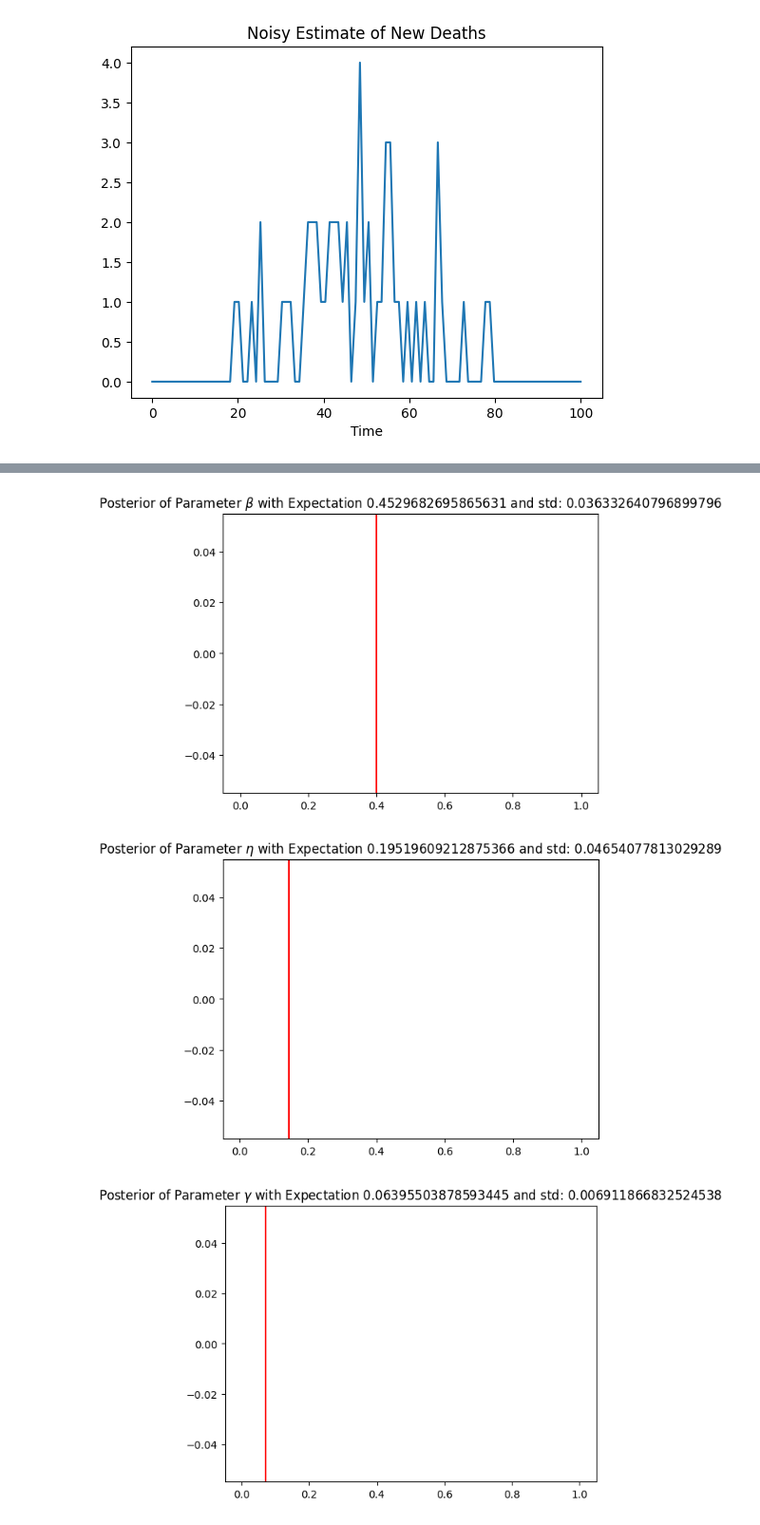
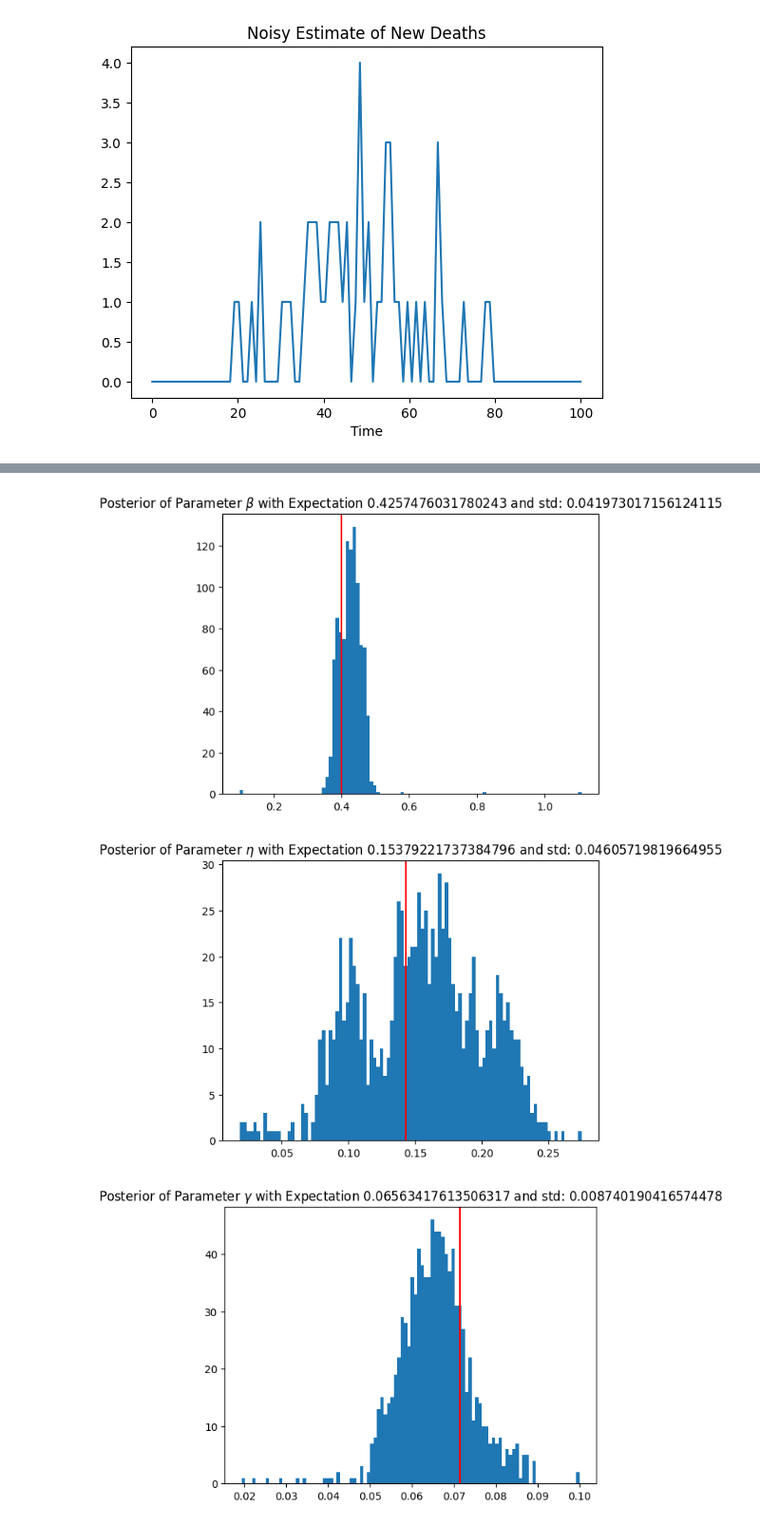
Before and after one commit to Averydx/bayesian_inf, a Jupyter notebook: HMC_SEIR.ipynb, the cells around one changed output, grey strips where cells are left out. Shown at 95% size. Cells and saved outputs as stored; diff of their text form; code cells hidden in the pictures.

```diff
--- a/HMC_SEIR.ipynb
+++ b/HMC_SEIR.ipynb
@@ -110,7 +91,10 @@ def hmc(n_samples, x_init, n_steps, step_size,key):
     r_scale = 1.
     # Kinetic and potential energy functions.
     T = lambda r: -norm.logpdf(r,scale = r_scale).sum()
+
     V = lambda x: -log_likelihood(x)
+
+    grad_V = jax.jit(jax.grad(V))
 
     acc_record = jnp.zeros((n_samples,))
 
@@ -120,15 +104,20 @@ def hmc(n_samples, x_init, n_steps, step_size,key):
 
     for iter in range(1, n_samples):
 
-        if(iter % 1000 == 0):
-             #print the acceptance rate and likelihood every 1000 iterations
-          print(f"iteration: {iter} | Acceptance rate: {jnp.sum(acc_record[:iter])/iter} | param vec: {jnp.exp(samples[iter-1,:])}")
+        if(iter % 1 == 0):
+             #print the acceptance rate and likelihood every 10 iterations
+          print(f"iteration: {iter} | Acceptance rate: {jnp.sum(acc_record[:iter])/iter} | param vec: {jnp.exp(samples[iter-1,:])}",end = '\r')
 
         x_curr = samples[iter-1,:]
         key, key_r = jax.random.split(key)
         r_curr = r_scale * jax.random.normal(key = key_r, shape=(dim,))
 
-        x_prop,r_prop = gen_trj(x_curr,r_curr,step_size)
+        x_prop, r_prop = x_curr, r_curr
+        for _ in range(n_steps):
+            r_prop = r_prop - (step_size / 2) * grad_V(x_prop)
+            x_prop = x_prop + step_size * r_prop
+            r_prop = r_prop - (step_size / 2) * grad_V(x_prop)
+
 
         H_prop = T(r_prop) + V(x_prop)
         H_curr = T(r_curr) + V(x_curr)
@@ -152,16 +141,14 @@ from time import perf_counter
 time_0 = perf_counter()
 
 samples = hmc(
-    n_samples=100_000,
-    x_init=jnp.array([jnp.log(0.1),jnp.log(0.1),jnp.log(0.1),jnp.log(0.1),jnp.log(0.1)]),#beta,eta,gamma,q,mu
+    n_samples=1000,
+    x_init=jnp.log(jnp.array([0.1,0.1,0.1,0.1,0.05])),#beta,eta,gamma,q,mu
     n_steps=10,
-    step_size=0.001,
+    step_size=0.005,
     key = hmc_key
 )
 
 time_1 = perf_counter()
 
 print(f"Time elapsed {time_1 - time_0}")
-
-samples = jnp.exp(samples)
 # %% [output]
@@ -185,31 +156,33 @@ Time elapsed 1933.8650754530026
 # %%
-burn_in = 100000
+burn_in = 0
+
+samples = jnp.exp(samples)
 
 plt.title(f"Posterior of Parameter $\\beta$ with Expectation {jnp.mean(samples[:,0])} and std: {jnp.std(samples[:,0])}")
 plt.hist(samples[burn_in:,0],bins = 100)
 plt.axvline(jnp.exp(beta),color = 'red')
 plt.show()
 
 plt.title(f"Posterior of Parameter $\\eta$ with Expectation {jnp.mean(samples[:,1])} and std: {jnp.std(samples[:,1])}")
 plt.hist(samples[burn_in:,1],bins = 100)
 plt.axvline(jnp.exp(eta),color = 'red')
 plt.show()
 
 plt.title(f"Posterior of Parameter $\\gamma$ with Expectation {jnp.mean(samples[:,2])} and std: {jnp.std(samples[:,2])}")
 plt.hist(samples[burn_in:,2],bins = 100)
 plt.axvline(jnp.exp(gamma),color = 'red')
 plt.show()
 
 plt.title(f"Posterior of Parameter q with Expectation {jnp.mean(samples[:,3])} and std: {jnp.std(samples[:,3])}")
 plt.hist(samples[burn_in:,3],bins = 100)
 plt.axvline(jnp.exp(q),color = 'red')
 plt.show()
 
 plt.title(f"Posterior of Parameter $\\mu$ with Expectation {jnp.mean(samples[:,4])} and std: {jnp.std(samples[:,4])}")
 plt.hist(samples[burn_in:,4],bins = 100)
 plt.axvline(jnp.exp(mu),color = 'red')
 plt.show()
 # %% [output]
-[figure, old version]
+[figure, new version]
-[figure, old version]
+[figure, new version]
-[figure, old version]
+[figure, new version]
```
Also changed, not shown: parts of 4 cells of this notebook, 7 other files.
